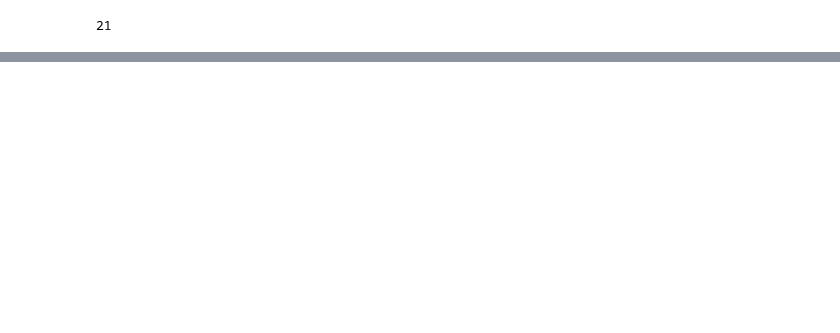
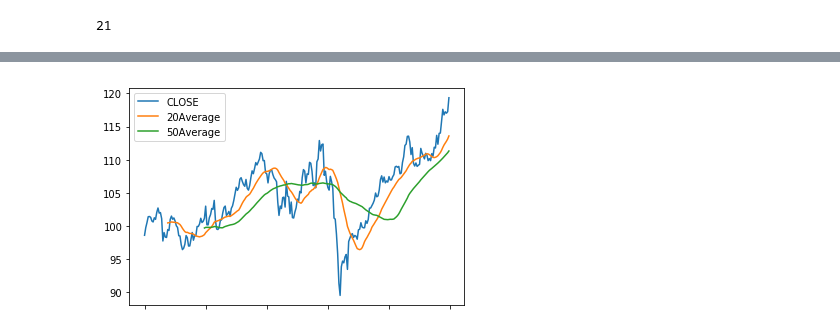
Before and after one commit to xiaoxiaoyao/MyApp, a Jupyter notebook: jupyter_notebook/quotesdf.ipynb, the cells around one changed output, grey strips where cells are left out. Saved outputs shown, nothing was run; the diff lists cells and outputs as text; code cells hidden in the pictures; blank space fills up the shorter version.

```diff
--- a/jupyter_notebook/quotesdf.ipynb
+++ b/jupyter_notebook/quotesdf.ipynb
@@ -323,0 +242,19 @@ len(t)  #21
+# %%
+# 简单的数据可视化2
+# 请画出 20 日均线和 50 日均线（按收盘价）
+# ————————请写下你的代码——————（此处也可改为选择题）
+
+
+'''
+输出示例：
+[图片]
+'''
+
+'''参考答案如下：'''
+quotesdf.close.plot(label="CLOSE")
+quotesdf["20d"] = np.round(quotesdf["close"].rolling(window = 20, center = False).mean(), 2).plot(label="20Average")
+quotesdf["50d"] = np.round(quotesdf["close"].rolling(window = 50, center = False).mean(), 2).plot(label="50Average")
+plt.legend()
+plt.show()
+# %% [output]
+[figure, added]
```
Also changed, not shown: parts of 13 cells of this notebook, 1 other file.
